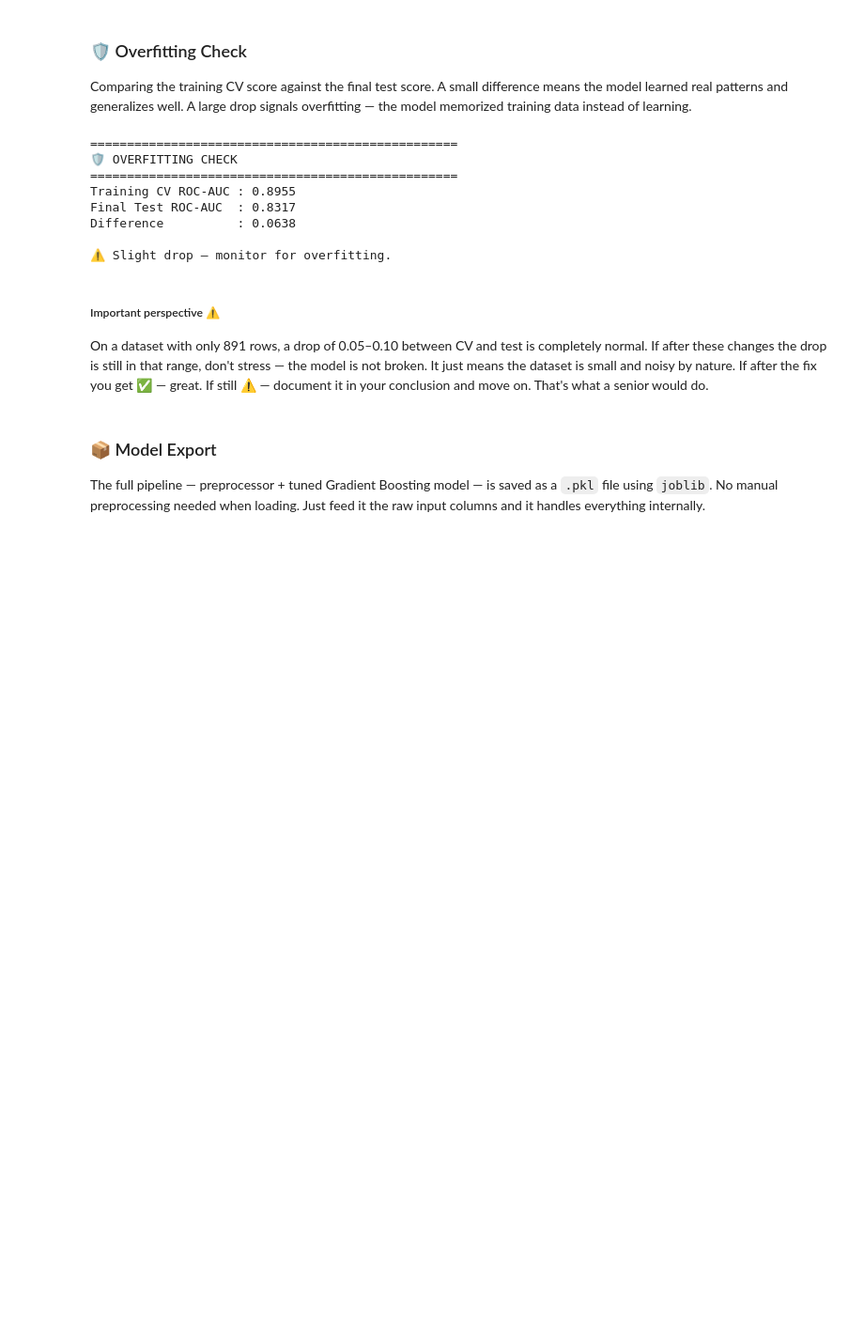
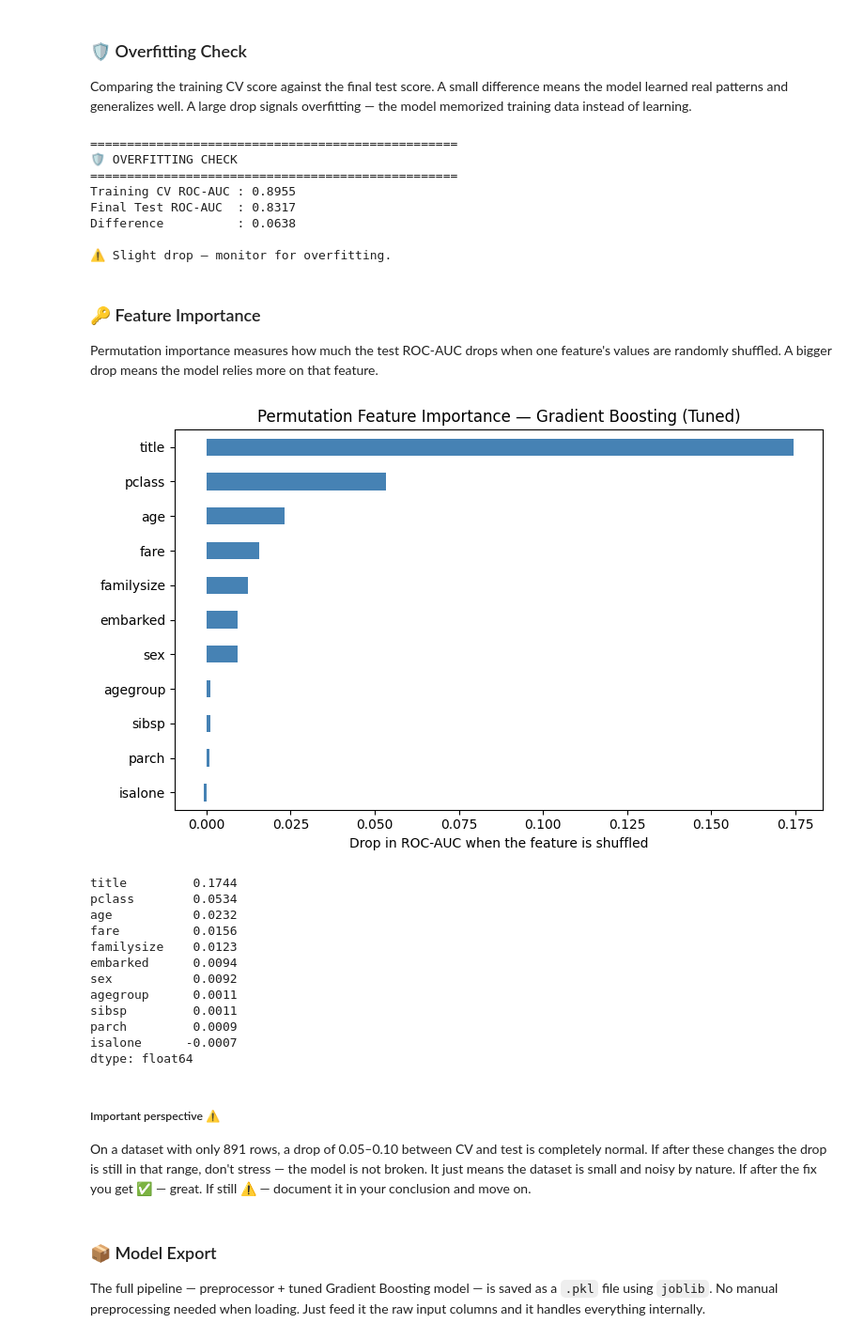
Before and after one commit to MaykInvest/Titanic-analysis, a Jupyter notebook: analysis.ipynb, the cells around one changed output. Shown at 94% size. Drawn from its saved outputs; the diff is of its cells as text; code cells hidden in the pictures; blank space fills up the shorter version.

Commit message:
FEAT: add the Feature Importance, and fix some things

```diff
--- a/analysis.ipynb
+++ b/analysis.ipynb
@@ -107,9 +101,7 @@ nbconvert      : 7.16.6
 - Read the CSV file using pandas.
 - Begin exploratory data analysis (EDA).
 # %%
-# remember to put your system path
-data = r"data\titanic.csv"
-
+data = "data/titanic.csv"  # copy the relative path - works on Windows, Mac and Linux
 df = pd.read_csv(data)
 # %%
 df.head() #Displays the first rows of the DataFrame df.
@@ -908,10 +899,43 @@ Final Test ROC-AUC  : 0.8317
 Difference          : 0.0638
 
 ⚠️ Slight drop — monitor for overfitting.
+# %% [markdown]
+### 🔑 Feature Importance
+Permutation importance measures how much the test ROC-AUC drops when one feature's values are randomly shuffled. A bigger drop means the model relies more on that feature.
+# %%
+result = permutation_importance(
+    best_model, X_test, y_test,
+    scoring='roc_auc', n_repeats=20, random_state=42, n_jobs=-1
+)
+
+importance = pd.Series(result.importances_mean, index=X_test.columns).sort_values()
+
+plt.figure(figsize=(8, 5))
+importance.plot.barh(color='steelblue')
+plt.title('Permutation Feature Importance — Gradient Boosting (Tuned)')
+plt.xlabel('Drop in ROC-AUC when the feature is shuffled')
+plt.tight_layout()
+plt.show()
+
+print(importance.sort_values(ascending=False).round(4))
+# %% [output]
+[figure, added]
+title         0.1744
+pclass        0.0534
+age           0.0232
+fare          0.0156
+familysize    0.0123
+embarked      0.0094
+sex           0.0092
+agegroup      0.0011
+sibsp         0.0011
+parch         0.0009
+isalone      -0.0007
+dtype: float64
 # %% [markdown]
 ##### Important perspective ⚠️
 On a dataset with only 891 rows, a drop of 0.05–0.10 between CV and test is completely normal. If after these changes the drop is still in that range, don't stress — the model is not broken. It just means the dataset is small and noisy by nature.
-If after the fix you get ✅ — great. If still ⚠️ — document it in your conclusion and move on. That's what a senior would do.
+If after the fix you get ✅ — great. If still ⚠️ — document it in your conclusion and move on.
 # %% [markdown]
 ### 📦 Model Export
 The full pipeline — preprocessor + tuned Gradient Boosting model — is saved as a `.pkl` file using `joblib`. No manual preprocessing needed when loading. Just feed it the raw input columns and it handles everything internally.
```
Also changed, not shown: parts of 11 cells of this notebook, 1 other file.
